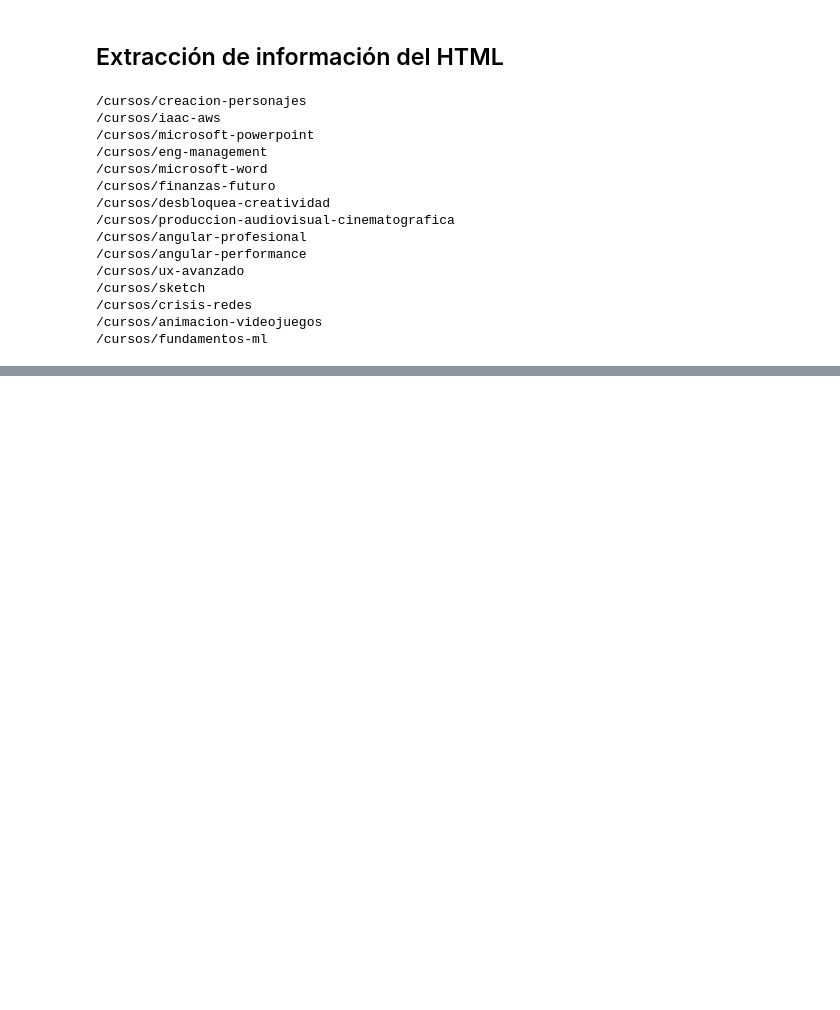
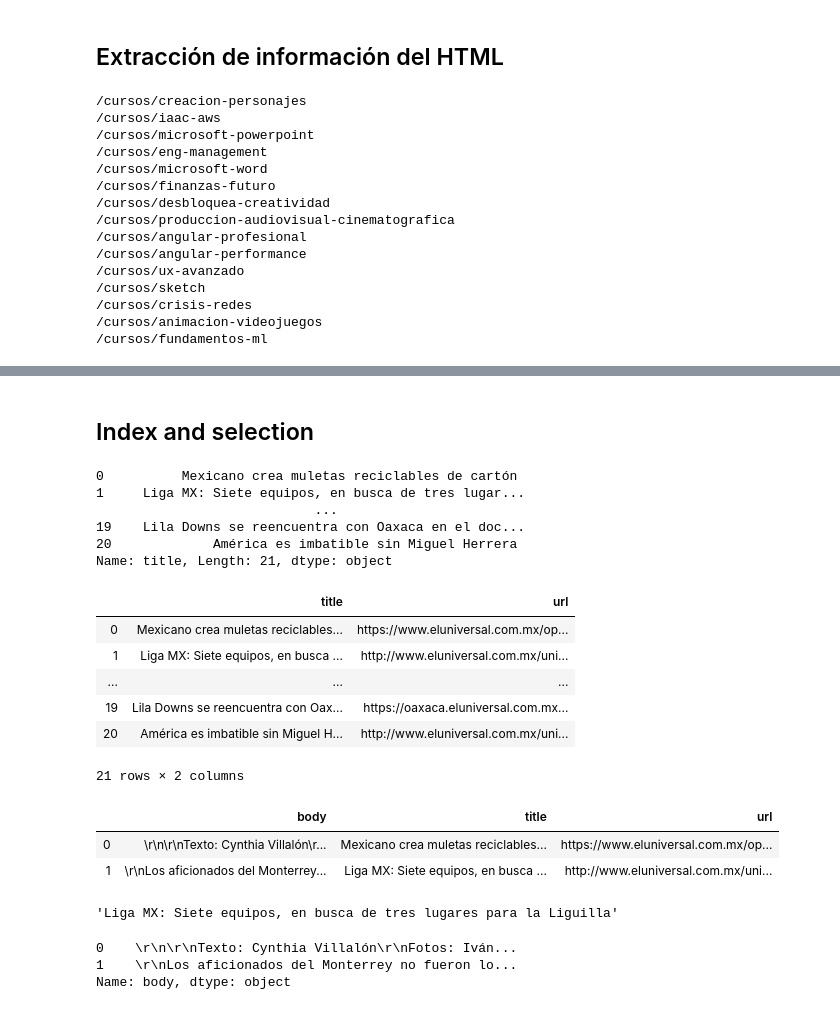
Before and after one commit to br2bb7t/sample-data, a Jupyter notebook: Sample Data.ipynb, the cells around one changed output, grey strips where cells are left out. Drawn from its saved outputs; the diff is of its cells as text; code cells hidden in the pictures; blank space fills up the shorter version.

```diff
--- a/Sample Data.ipynb
+++ b/Sample Data.ipynb
@@ -167,0 +216,41 @@ for count,anime in enumerate(animes):
+# %% [markdown]
+## Index and selection
+# %%
+# Dictionary like:
+
+el_universal['title']
+# %% [output]
+0          Mexicano crea muletas reciclables de cartón
+1     Liga MX: Siete equipos, en busca de tres lugar...
+                            ...
+19    Lila Downs se reencuentra con Oaxaca en el doc...
+20             América es imbatible sin Miguel Herrera
+Name: title, Length: 21, dtype: object
+# %%
+el_universal[['title', 'url']]
+# %% [output]
+|  | title | url |
+| 0 | Mexicano crea muletas reciclables... | https://www.eluniversal.com.mx/op... |
+| 1 | Liga MX: Siete equipos, en busca ... | http://www.eluniversal.com.mx/uni... |
+| ... | ... | ... |
+| 19 | Lila Downs se reencuentra con Oax... | https://oaxaca.eluniversal.com.mx... |
+| 20 | América es imbatible sin Miguel H... | http://www.eluniversal.com.mx/uni... |
+21 rows × 2 columns
+# %%
+# Numpy like:
+
+el_universal.iloc[:2]
+# %% [output]
+|  | body | title | url |
+| 0 | \r\n\r\nTexto: Cynthia Villalón\r... | Mexicano crea muletas reciclables... | https://www.eluniversal.com.mx/op... |
+| 1 | \r\nLos aficionados del Monterrey... | Liga MX: Siete equipos, en busca ... | http://www.eluniversal.com.mx/uni... |
+# %%
+el_universal.iloc[1]['title']
+# %% [output]
+'Liga MX: Siete equipos, en busca de tres lugares para la Liguilla'
+# %%
+el_universal.iloc[:2, 0]
+# %% [output]
+0    \r\n\r\nTexto: Cynthia Villalón\r\nFotos: Iván...
+1    \r\nLos aficionados del Monterrey no fueron lo...
+Name: body, dtype: object
```
Also changed, not shown: parts of 16 cells of this notebook, 3 other files.
